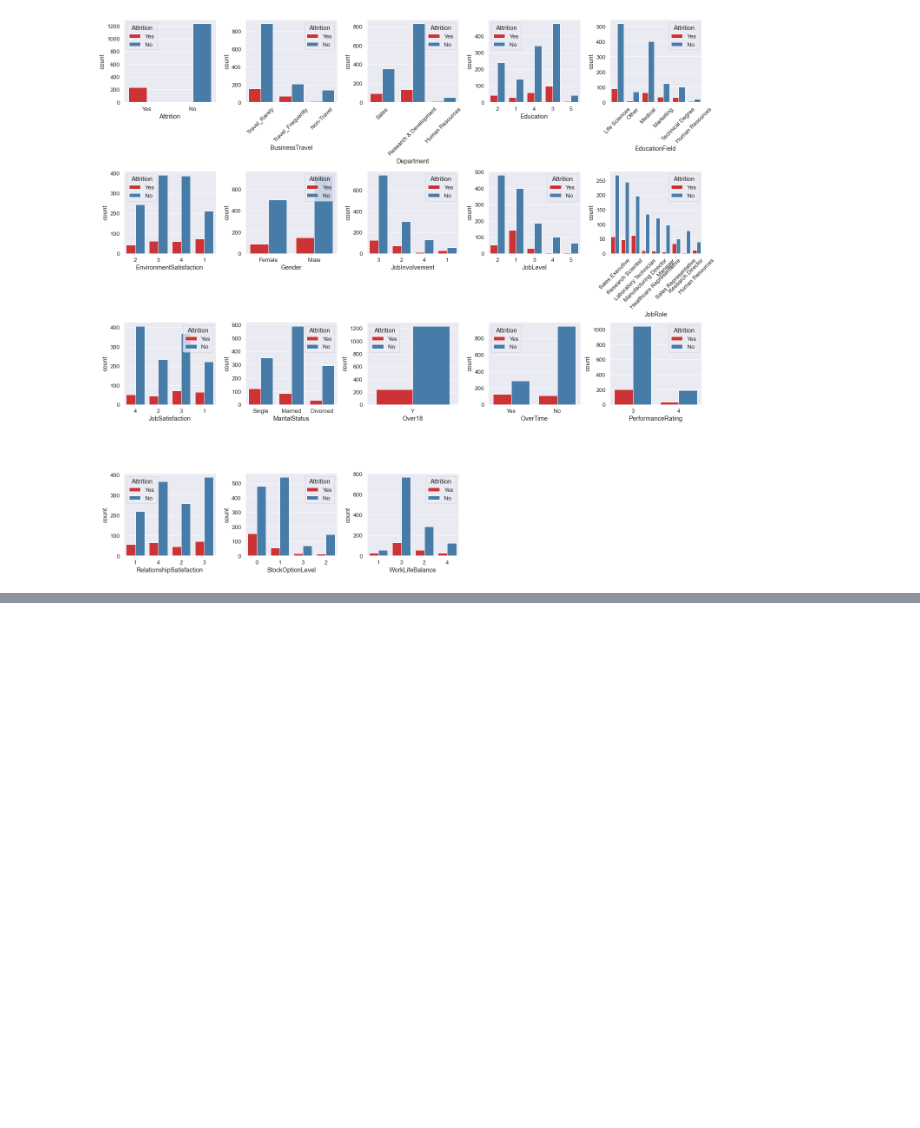
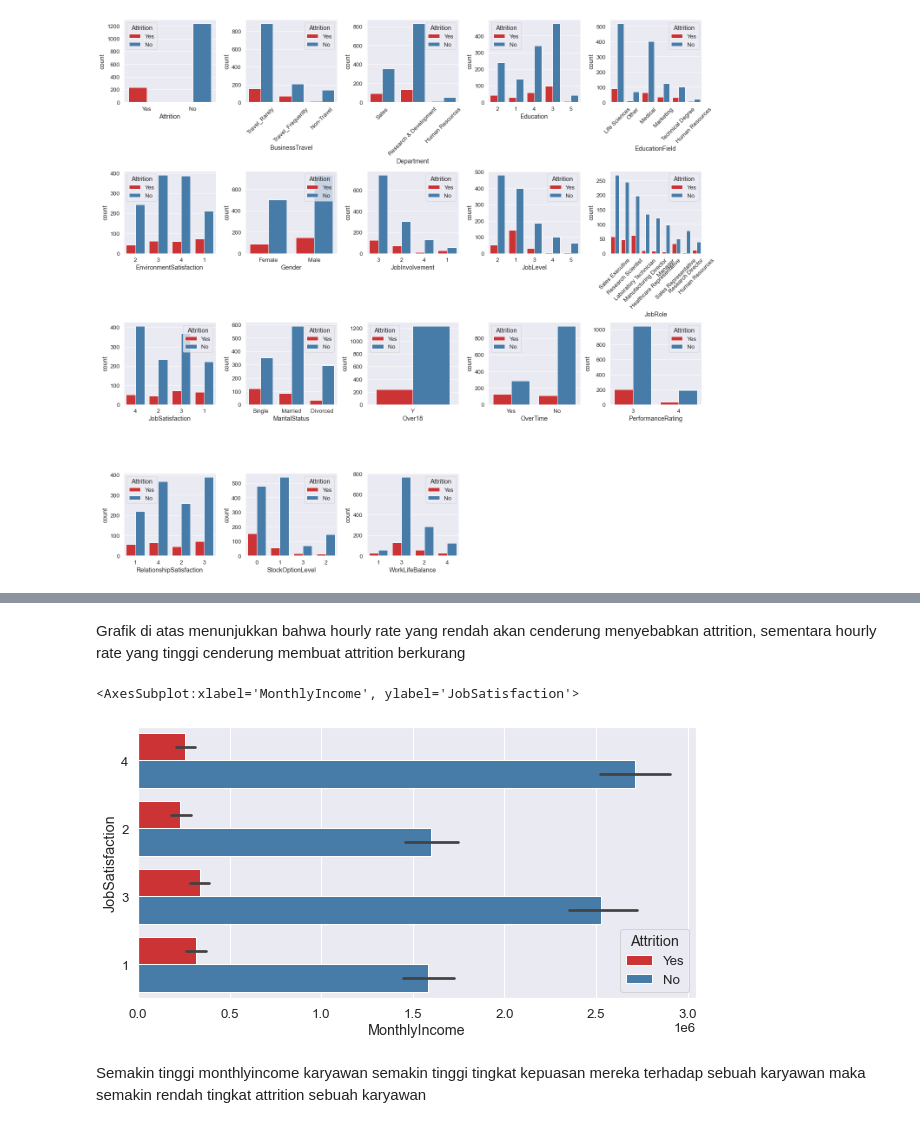
Before and after one commit to arsand07/Employee-Attrition, a Jupyter notebook: Stage 1/stage 1.ipynb, the cells around one changed output, grey strips where cells are left out. Cells and saved outputs as stored; diff of their text form; code cells hidden in the pictures; blank space fills up the shorter version.

```diff
--- a/Stage 1/stage 1.ipynb
+++ b/Stage 1/stage 1.ipynb
@@ -351,0 +367,10 @@ for i,j in enumerate(kat):
+# %% [markdown]
+Grafik di atas menunjukkan bahwa hourly rate yang rendah akan cenderung menyebabkan attrition, sementara hourly rate yang tinggi cenderung membuat attrition berkurang
+# %%
+plt.figure(figsize=(10,5))
+sns.barplot(x='MonthlyIncome',y='JobSatisfaction',data=df, estimator=sum, hue='Attrition')
+# %% [output]
+<AxesSubplot:xlabel='MonthlyIncome', ylabel='JobSatisfaction'>
+[figure, added]
+# %% [markdown]
+Semakin tinggi monthlyincome karyawan semakin tinggi tingkat kepuasan mereka terhadap sebuah karyawan maka semakin rendah tingkat attrition sebuah karyawan
```
Also changed, not shown: parts of 3 cells of this notebook.
